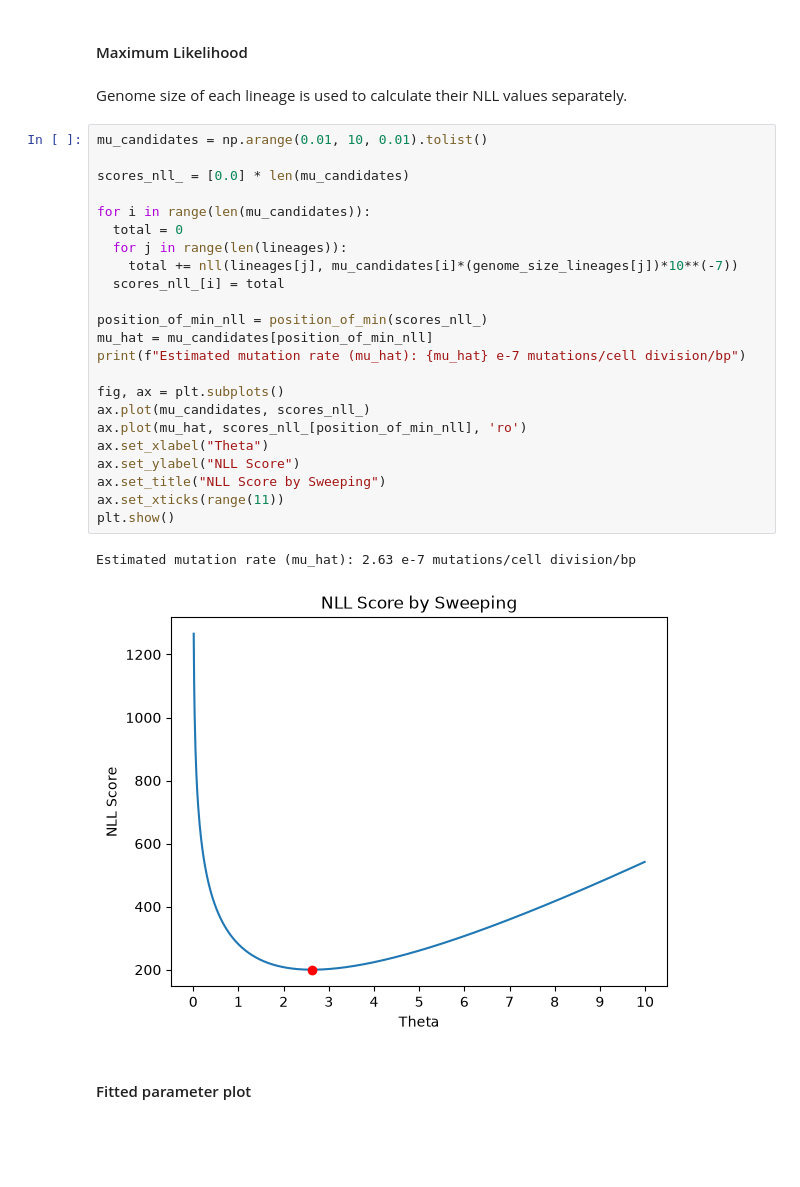
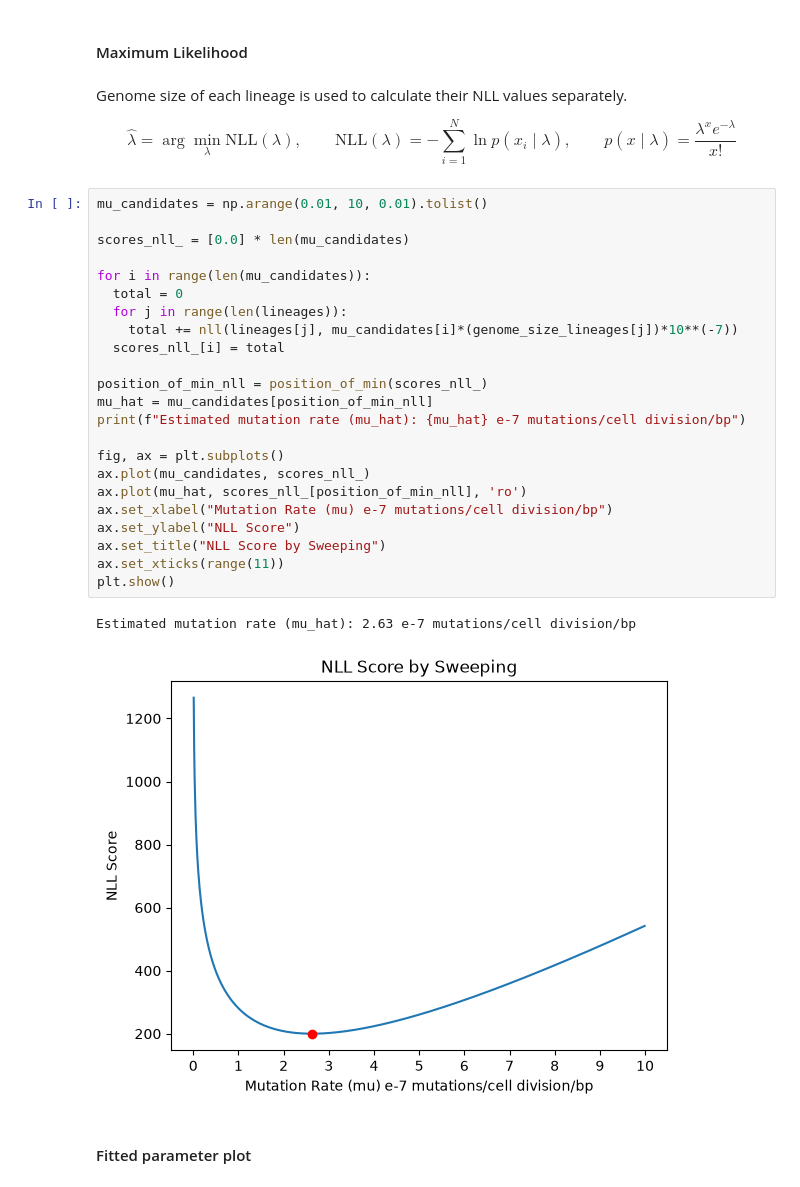
Before and after one commit to atomsim/cb2330-PRO1-Pair23, a Jupyter notebook: project.ipynb, the cells around one changed output. Cells and saved outputs as stored; diff of their text form; blank space fills up the shorter version.

```diff
--- a/project.ipynb
+++ b/project.ipynb
@@ -394,32 +423,34 @@ Zero Count (Reported Data) 20
 #### Maximum Likelihood
 # %% [markdown]
 Genome size of each lineage is used to calculate their NLL values separately.
+
+$$\hat{\lambda} = \arg\min_{\lambda} \mathrm{NLL}(\lambda), \qquad \mathrm{NLL}(\lambda) = -\sum_{i=1}^{N} \ln p(x_i \mid \lambda), \qquad p(x \mid \lambda) = \frac{\lambda^{x} e^{-\lambda}}{x!}$$
 # %%
 mu_candidates = np.arange(0.01, 10, 0.01).tolist()
 
 scores_nll_ = [0.0] * len(mu_candidates)
 
 for i in range(len(mu_candidates)):
   total = 0
   for j in range(len(lineages)):
     total += nll(lineages[j], mu_candidates[i]*(genome_size_lineages[j])*10**(-7))
   scores_nll_[i] = total
 
 position_of_min_nll = position_of_min(scores_nll_)
 mu_hat = mu_candidates[position_of_min_nll]
 print(f"Estimated mutation rate (mu_hat): {mu_hat} e-7 mutations/cell division/bp")
 
 fig, ax = plt.subplots()
 ax.plot(mu_candidates, scores_nll_)
 ax.plot(mu_hat, scores_nll_[position_of_min_nll], 'ro')
-ax.set_xlabel("Theta")
+ax.set_xlabel("Mutation Rate (mu) e-7 mutations/cell division/bp")
 ax.set_ylabel("NLL Score")
 ax.set_title("NLL Score by Sweeping")
 ax.set_xticks(range(11))
 plt.show()
 # %% [output]
 Estimated mutation rate (mu_hat): 2.63 e-7 mutations/cell division/bp
-[figure, old version]
+[figure, new version]
 # %% [markdown]
 #### Fitted parameter plot
 # %%
```
Also changed, not shown: parts of 15 cells of this notebook.
